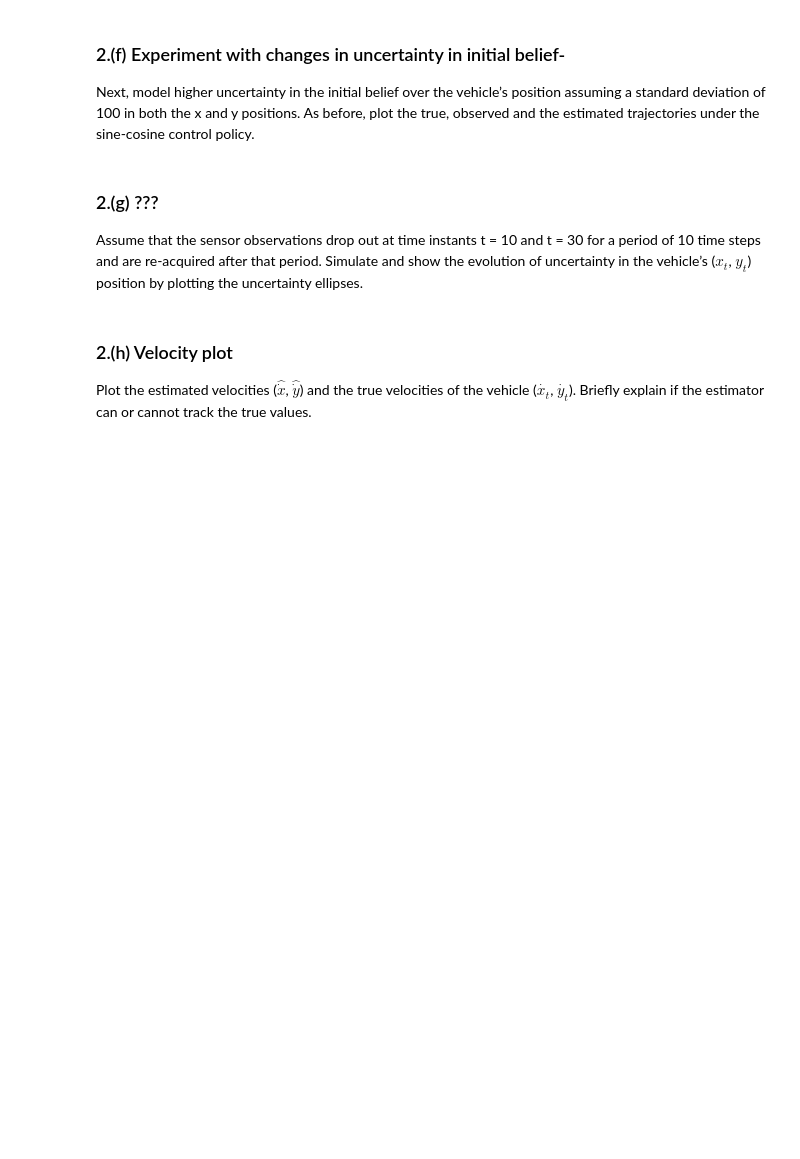
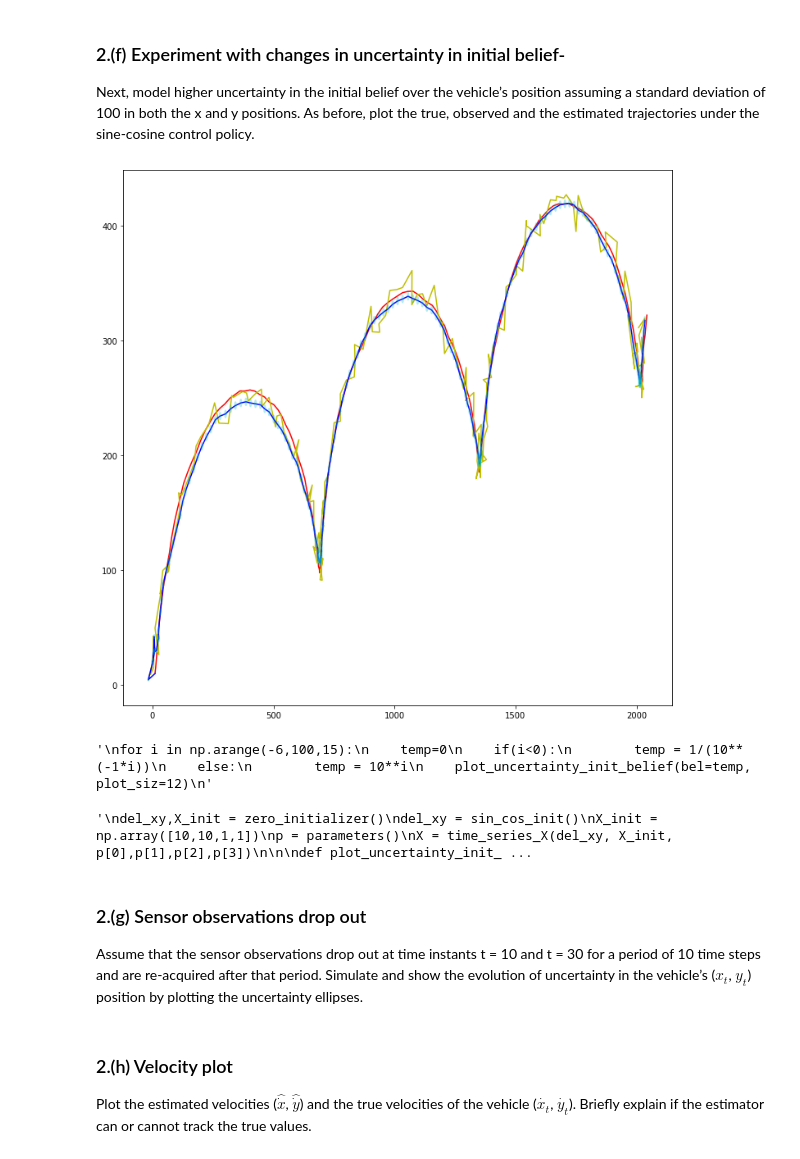
Before and after one commit to TheRealXster/COL864-Assgn1, a Jupyter notebook: A1_Q2.ipynb, the cells around one changed output. Cells and saved outputs as stored; diff of their text form; code cells hidden in the pictures; blank space fills up the shorter version.

```diff
--- a/A1_Q2.ipynb
+++ b/A1_Q2.ipynb
@@ -205,8 +270,66 @@ Increase and decrease the uncertainty in the sensor model in comparison with the
 # %% [markdown]
 ### 2.(f) Experiment with changes in uncertainty in initial belief-
 Next, model higher uncertainty in the initial belief over the vehicle’s position assuming a standard deviation of 100 in both the x and y positions. As before, plot the true, observed and the estimated trajectories under the sine-cosine control policy.
+# %%
+def plot_uncertainty_init_belief(bel,plot_siz=5):
+    del_xy,X_init = zero_initializer()
+    del_xy = sin_cos_init()
+    X_init = np.array([10,10,1,1])
+    params = parameters(200)
+    A,B,meu_q,cov_q,C,meu_r,cov_r,T = params
+
+    X,X_obs = time_series(del_xy,X_init,params)
+    X_pred_meu,X_pred_cov = state_estimation(del_xy , X , X_obs , params , cov_const = bel)
+    multiplotter(X,X_obs,X_pred_meu, plot_siz)
+    uncertain_ellipse(X,X_obs,X_pred_meu,X_pred_var)
+    plt.show()
+    #plotter(X)
+
+plot_uncertainty_init_belief(bel=10000, plot_siz=12)
+'''
+for i in np.arange(-6,100,15):
+    temp=0
+    if(i<0):
+        temp = 1/(10**(-1*i))
+    else:
+        temp = 10**i
+    plot_uncertainty_init_belief(bel=temp, plot_siz=12)
+'''
+# %% [output]
+[figure, added]
+'\nfor i in np.arange(-6,100,15):\n    temp=0\n    if(i<0):\n        temp = 1/(10**(-1*i))\n    else:\n        temp = 10**i\n    plot_uncertainty_init_belief(bel=temp, plot_siz=12)\n'
+# %%
+'''
+del_xy,X_init = zero_initializer()
+del_xy = sin_cos_init()
+X_init = np.array([10,10,1,1])
+p = parameters()
+X = time_series_X(del_xy, X_init, p[0],p[1],p[2],p[3])
+
+
+def plot_uncertainty_init_belief(X, del_xy, cv = 0.0001 , plot_siz=5):
+    params = parameters(200,cov_r_const=cv)
+    A,B,meu_q,cov_q,C,meu_r,cov_r,T = params
+    X_obs =  time_series_X_obs(del_xy,X,A,B,meu_r,cov_r)
+
+    X,X_obs = time_series(del_xy,X_init,params)
+    X_pred_meu,X_pred_cov = state_estimation(del_xy , X , X_obs , params , cov_const = cv)
+    #multiplotter(X,X_obs,X_pred_meu, plot_siz)
+    #uncertain_ellipse(X,X_obs,X_pred_meu,X_pred_var)
+    plt.show()
+
+for i in np.arange(-6,100,15):
+    temp=0
+    if(i<0):
+        temp = 1/(10**(-1*i))
+    else:
+        temp = 10**i
+    plot_uncertainty_init_belief(X, del_xy, cv=temp, plot_siz=12)
+'''
+# %% [output]
+'\ndel_xy,X_init = zero_initializer()\ndel_xy = sin_cos_init()\nX_init = np.array([10,10,1,1])\np = parameters()\nX = time_series_X(del_xy, X_init, p[0],p[1],p[2],p[3])\n\n\ndef plot_uncertainty_init_ ...
 # %% [markdown]
-### 2.(g) ???
+### 2.(g) Sensor observations drop out
 Assume that the sensor observations drop out at time instants t = 10 and t = 30 for a period of 10
 time steps and are re-acquired after that period. Simulate and show the evolution of uncertainty in
 the vehicle’s ($x_t$, $y_t$) position by plotting the uncertainty ellipses.
```
Also changed, not shown: parts of 6 cells of this notebook.
